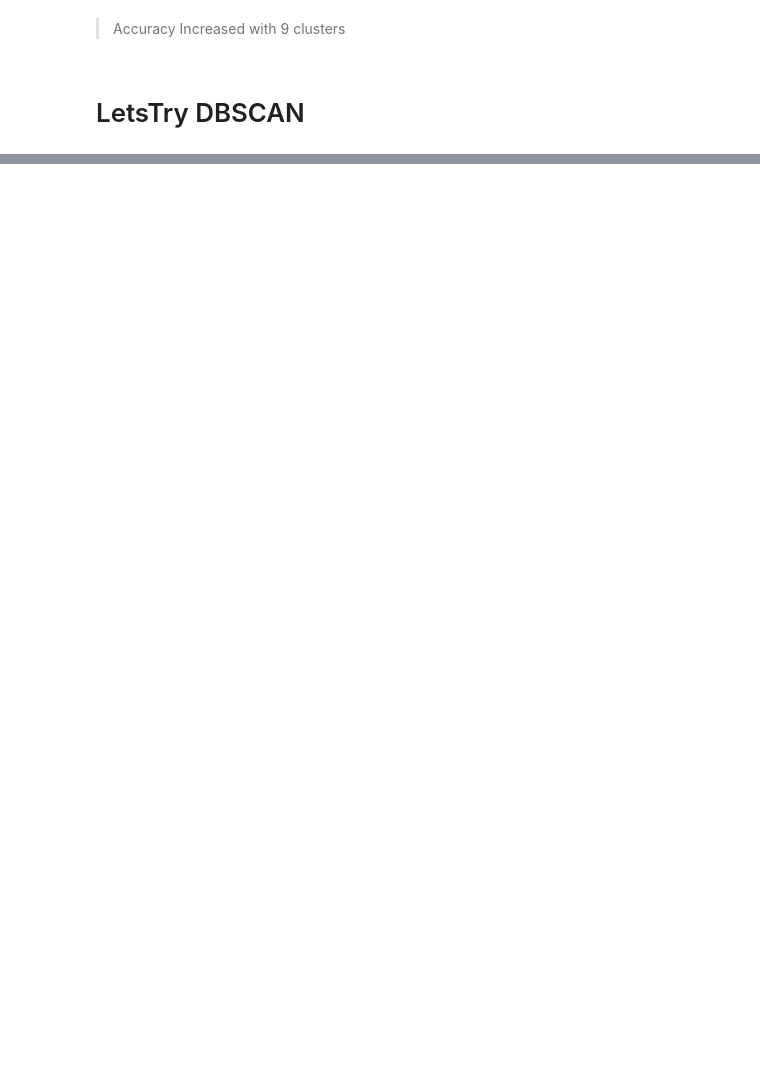
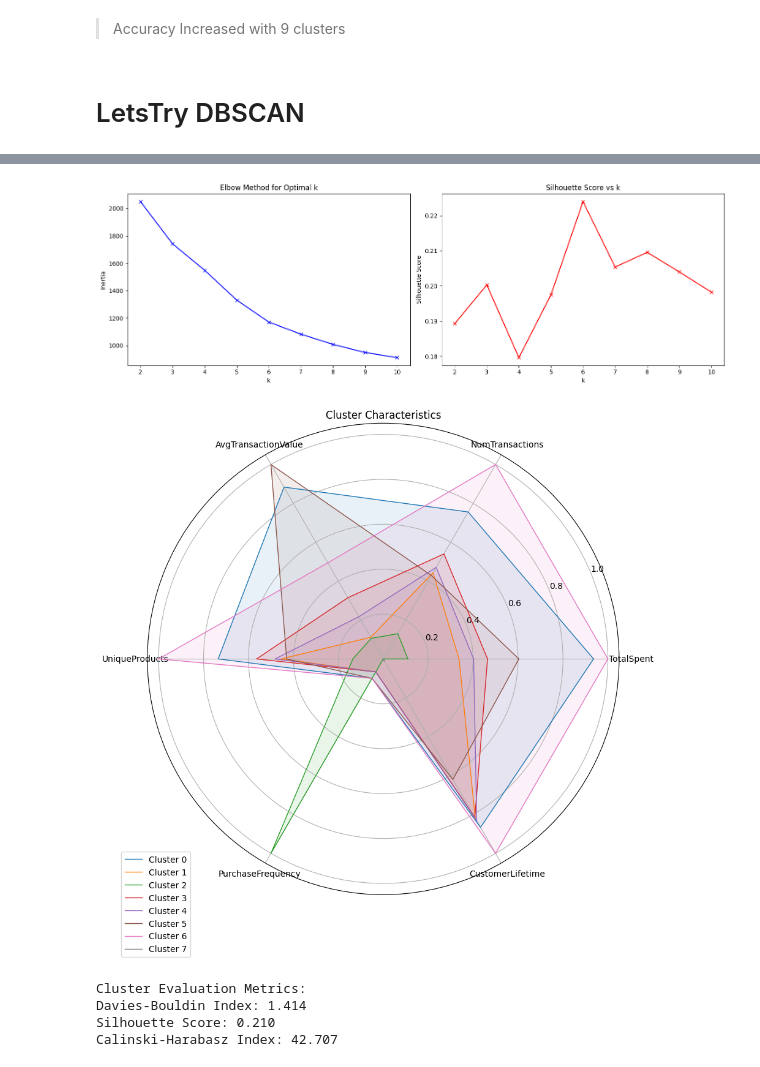
Before and after one commit to Swish78/eCommerce---Data-Science-Project, a Jupyter notebook: Swayam_Patil_Clustering.ipynb, the cells around one changed output, grey strips where cells are left out. Drawn from its saved outputs; the diff is of its cells as text; code cells hidden in the pictures; blank space fills up the shorter version.

```diff
--- a/Swayam_Patil_Clustering.ipynb
+++ b/Swayam_Patil_Clustering.ipynb
@@ -208,0 +294,58 @@ plt.show()
+# %%
+def plot_elbow_curve():
+    fig, (ax1, ax2) = plt.subplots(1, 2, figsize=(15, 5))
+
+    # Elbow curve
+    ax1.plot(k_range, inertias, 'bx-')
+    ax1.set_xlabel('k')
+    ax1.set_ylabel('Inertia')
+    ax1.set_title('Elbow Method for Optimal k')
+
+    # Silhouette scores
+    ax2.plot(k_range, silhouette_scores, 'rx-')
+    ax2.set_xlabel('k')
+    ax2.set_ylabel('Silhouette Score')
+    ax2.set_title('Silhouette Score vs k')
+
+    plt.tight_layout()
+    plt.show()
+# %%
+def plot_cluster_characteristics():
+    # Radar chart of cluster characteristics
+    cluster_profiles_normalized = cluster_profiles.apply(lambda x: (x - x.min()) / (x.max() - x.min()))
+
+    categories = list(cluster_profiles_normalized.columns)
+    num_vars = len(categories)
+
+    angles = [n / float(num_vars) * 2 * np.pi for n in range(num_vars)]
+    angles += angles[:1]
+
+    fig, ax = plt.subplots(figsize=(10, 10), subplot_kw=dict(projection='polar'))
+
+    for cluster in range(optimal_k):
+        values = cluster_profiles_normalized.iloc[cluster].values.flatten().tolist()
+        values += values[:1]
+        ax.plot(angles, values, linewidth=1, linestyle='solid', label=f'Cluster {cluster}')
+        ax.fill(angles, values, alpha=0.1)
+
+    ax.set_xticks(angles[:-1])
+    ax.set_xticklabels(categories)
+    ax.set_title("Cluster Characteristics")
+    plt.legend(loc='upper right', bbox_to_anchor=(0.1, 0.1))
+    plt.show()
+# %%
+plot_elbow_curve()
+plot_cluster_characteristics()
+# %% [output]
+[figure, added]
+[figure, added]
+# %%
+print("\nCluster Evaluation Metrics:")
+print(f"Davies-Bouldin Index: {davies_bouldin_score(scaled_features_df, customer_features['Cluster']):.3f}")
+print(f"Silhouette Score: {silhouette_score(scaled_features_df, customer_features['Cluster']):.3f}")
+print(f"Calinski-Harabasz Index: {calinski_harabasz_score(scaled_features_df, customer_features['Cluster']):.3f}")
+# %% [output]
+Cluster Evaluation Metrics:
+Davies-Bouldin Index: 1.414
+Silhouette Score: 0.210
+Calinski-Harabasz Index: 42.707
```
Also changed, not shown: parts of 26 cells of this notebook.
